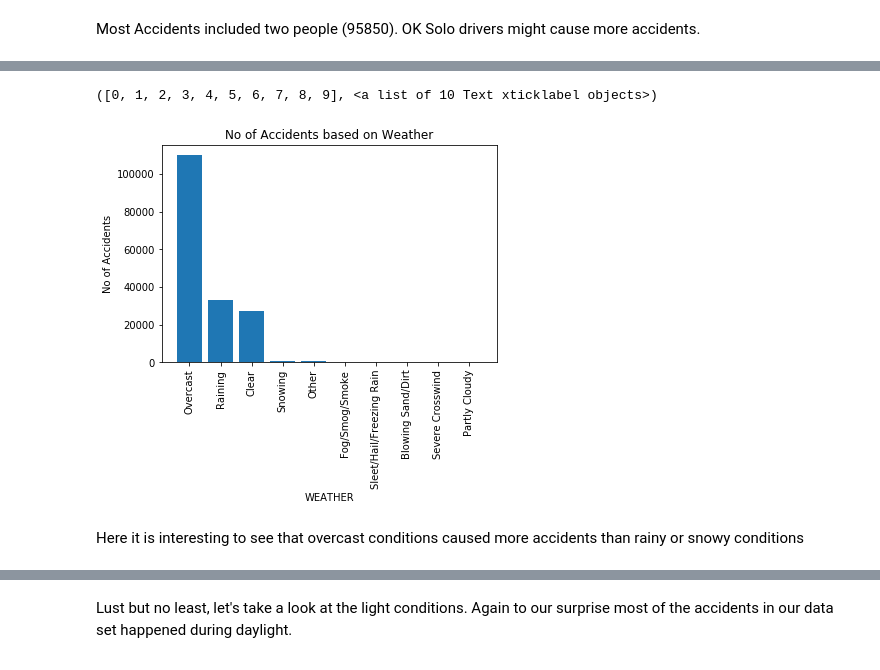
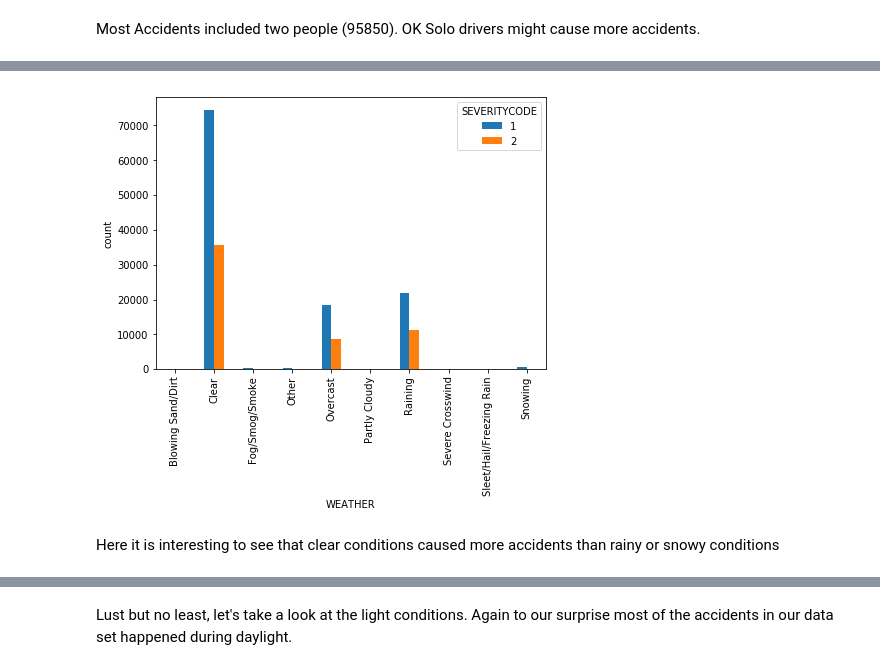
Before and after one commit to EliasJockheck/Coursera_Capstone, a Jupyter notebook: Coursera Capstone.ipynb, the cells around one changed output, grey strips where cells are left out. Saved outputs shown, nothing was run; the diff lists cells and outputs as text; code cells hidden in the pictures.

```diff
--- a/Coursera Capstone.ipynb
+++ b/Coursera Capstone.ipynb
@@ -237,13 +248,10 @@ It is also important to find out where most accidents take place. Upon analyzing
-# %%
-X=collisions_red.WEATHER.unique()
-Data = collisions_red.WEATHER.value_counts()
-plt.bar(X, height=Data)
-plt.xlabel('WEATHER')
-plt.ylabel('No of Accidents')
-plt.title('No of Accidents based on Weather')
-plt.xticks(rotation = 90)
-# %% [output]
-([0, 1, 2, 3, 4, 5, 6, 7, 8, 9], <a list of 10 Text xticklabel objects>)
-[figure, removed]
+# %%
+collisions_red_g = collisions_red.groupby(['WEATHER']).SEVERITYCODE.value_counts()
+g2 = collisions_red_g.unstack()
+g2.plot(kind='bar', figsize=(7, 5))
+plt.ylabel('count')
+plt.show()
+# %% [output]
+[figure, added]
 # %% [markdown]
-Here it is interesting to see that overcast conditions caused more accidents than rainy or snowy conditions
+Here it is interesting to see that clear conditions caused more accidents than rainy or snowy conditions
```
Also changed, not shown: parts of 16 cells of this notebook.
